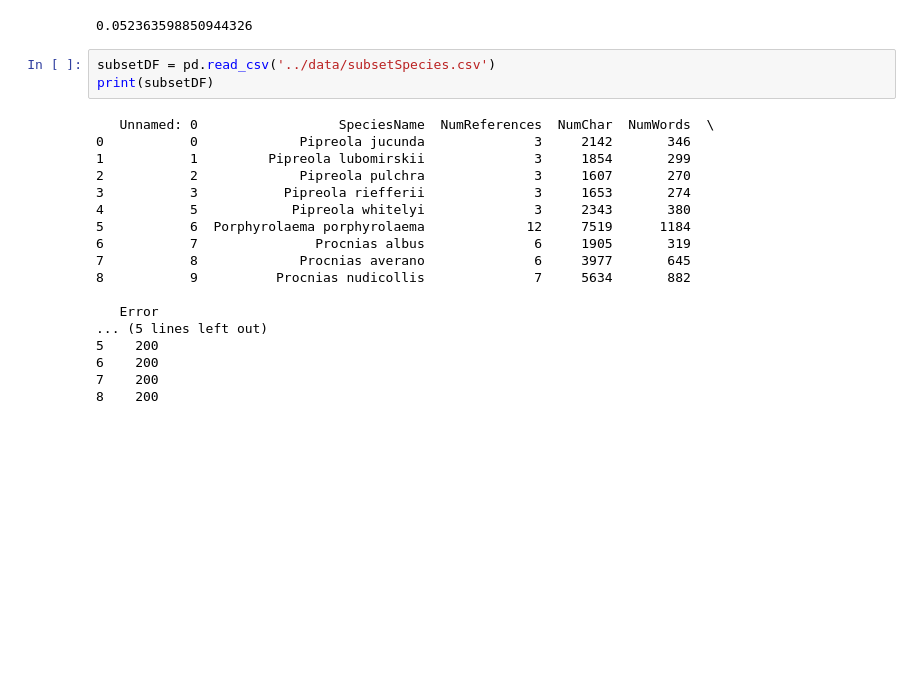
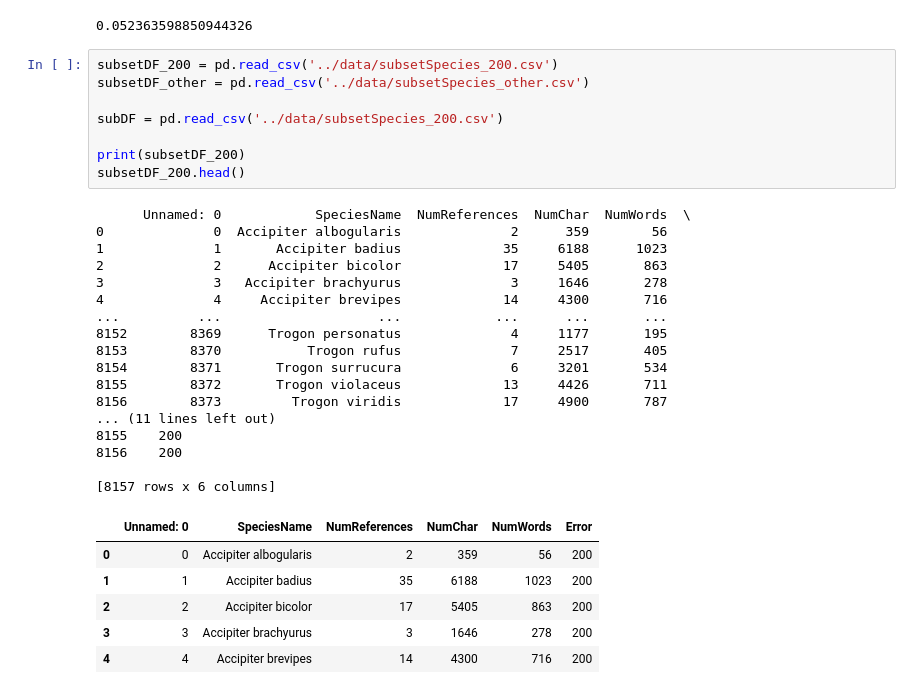
Before and after one commit to tvu05/BRAES, a Jupyter notebook: scripts/AnalysisClustering.ipynb, the cells around one changed output. Saved outputs shown, nothing was run; the diff lists cells and outputs as text; blank space fills up the shorter version.

```diff
--- a/scripts/AnalysisClustering.ipynb
+++ b/scripts/AnalysisClustering.ipynb
@@ -16,23 +16,34 @@ print(random.random())
 # %% [output]
 0.052363598850944326
 # %%
-subsetDF = pd.read_csv('../data/subsetSpecies.csv')
-print(subsetDF)
+subsetDF_200 = pd.read_csv('../data/subsetSpecies_200.csv')
+subsetDF_other = pd.read_csv('../data/subsetSpecies_other.csv')
+
+subDF = pd.read_csv('../data/subsetSpecies_200.csv')
+
+print(subsetDF_200)
+subsetDF_200.head()
 # %% [output]
-   Unnamed: 0                  SpeciesName  NumReferences  NumChar  NumWords  \
-0           0             Pipreola jucunda              3     2142       346
-1           1         Pipreola lubomirskii              3     1854       299
-2           2             Pipreola pulchra              3     1607       270
-3           3           Pipreola riefferii              3     1653       274
-4           5            Pipreola whitelyi              3     2343       380
-5           6  Porphyrolaema porphyrolaema             12     7519      1184
-6           7               Procnias albus              6     1905       319
-7           8             Procnias averano              6     3977       645
-8           9          Procnias nudicollis              7     5634       882
+      Unnamed: 0            SpeciesName  NumReferences  NumChar  NumWords  \
+0              0  Accipiter albogularis              2      359        56
+1              1       Accipiter badius             35     6188      1023
+2              2      Accipiter bicolor             17     5405       863
+3              3   Accipiter brachyurus              3     1646       278
+4              4     Accipiter brevipes             14     4300       716
+...          ...                    ...            ...      ...       ...
+8152        8369      Trogon personatus              4     1177       195
+8153        8370           Trogon rufus              7     2517       405
+8154        8371       Trogon surrucura              6     3201       534
+8155        8372       Trogon violaceus             13     4426       711
+8156        8373         Trogon viridis             17     4900       787
+... (11 lines left out)
+8155    200
+8156    200
 
-   Error
-... (5 lines left out)
-5    200
-6    200
-7    200
-8    200
+[8157 rows x 6 columns]
+|  | Unnamed: 0 | SpeciesName | NumReferences | NumChar | NumWords | Error |
+| 0 | 0 | Accipiter albogularis | 2 | 359 | 56 | 200 |
+| 1 | 1 | Accipiter badius | 35 | 6188 | 1023 | 200 |
+| 2 | 2 | Accipiter bicolor | 17 | 5405 | 863 | 200 |
+| 3 | 3 | Accipiter brachyurus | 3 | 1646 | 278 | 200 |
+| 4 | 4 | Accipiter brevipes | 14 | 4300 | 716 | 200 |
```
Also changed, not shown: parts of 7 cells of this notebook, 1 other file.
